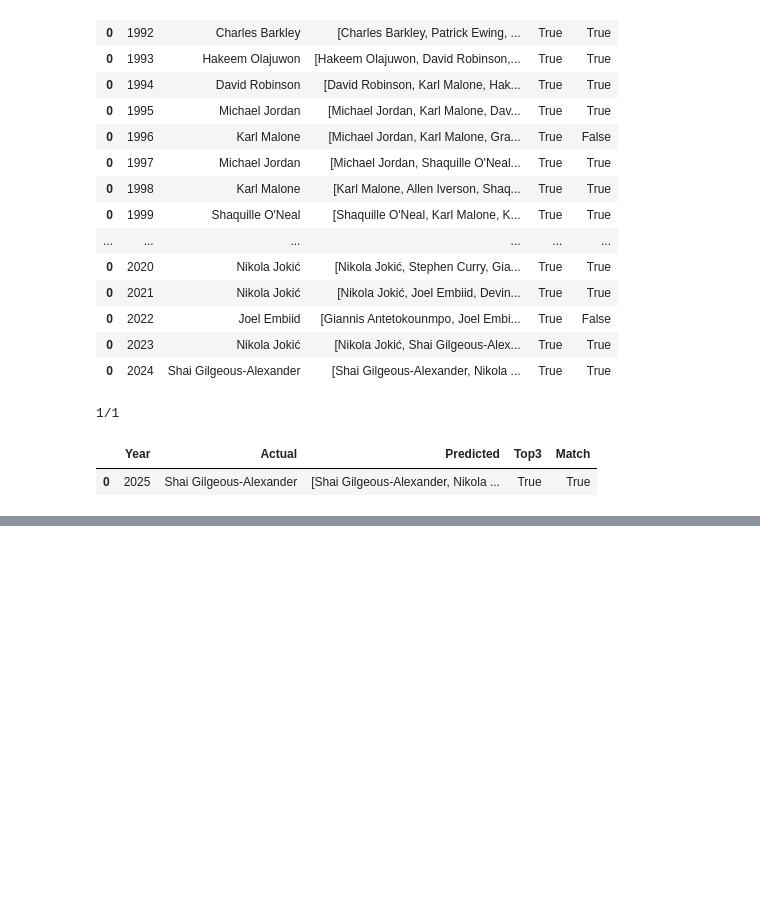
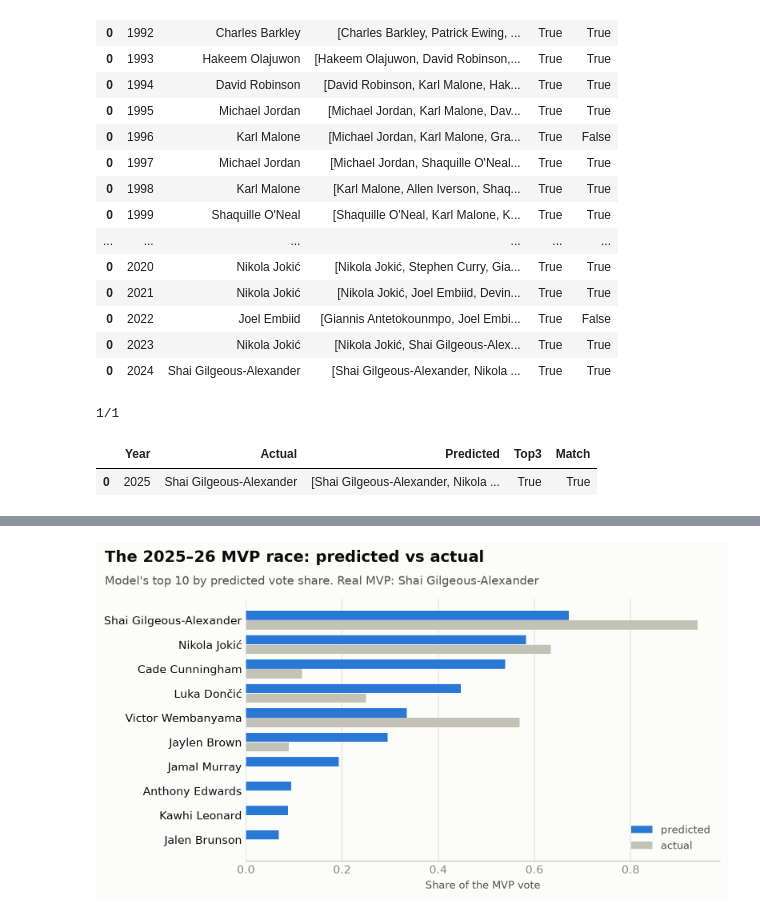
Before and after one commit to Erdos-Projects/fall-2026-nba-mvp-prediction, a Jupyter notebook: notebooks/final.ipynb, the cells around one changed output, grey strips where cells are left out. Drawn from its saved outputs; the diff is of its cells as text; code cells hidden in the pictures; blank space fills up the shorter version.

```diff
--- a/notebooks/final.ipynb
+++ b/notebooks/final.ipynb
@@ -171,0 +346,23 @@ fin
+# %%
+#test season, predicted vs actual for the model’s top 10
+def plot_race(preds, year, fname, top=10):
+    """Predicted vs actual vote share for the model's top players in one season."""
+    g = preds[preds['Year'] == year].sort_values('Output', ascending=False).head(top).iloc[::-1]
+    fig, ax = new_chart((8, 4.6))
+    ax.xaxis.grid(True, color=GRID, linewidth=0.8); ax.set_axisbelow(True)
+    y = np.arange(len(g))
+    ax.barh(y + 0.2, g['Output'].clip(lower=0), height=0.38, color=BLUE, label='predicted')
+    ax.barh(y - 0.2, g['MVPVS'], height=0.38, color=AXIS, label='actual')
+    ax.set_yticks(y); ax.set_yticklabels(g['Player'], fontsize=10, color=INK)
+    ax.set_xlabel('Share of the MVP vote', color=INK2, fontsize=9.5)
+    ax.legend(loc='lower right', frameon=False, fontsize=9.5, labelcolor=INK2)
+    mvp = preds[preds['Year'] == year].sort_values('MVPVS', ascending=False)['Player'].iloc[0]
+    add_titles(fig, f'The {season_label(year)} MVP race: predicted vs actual',
+               f"Model's top {top} by predicted vote share. Real MVP: {mvp}")
+    fig.tight_layout(rect=(0, 0, 1, 0.86))
+    fig.savefig(OUT / fname, facecolor=SURFACE)
+    plt.show()
+
+plot_race(preds_test, HOLDOUT_START, f'mvp_race_{HOLDOUT_START}.png')
+# %% [output]
+[figure, added]
```
Also changed, not shown: parts of 9 cells of this notebook, 7 other files.
